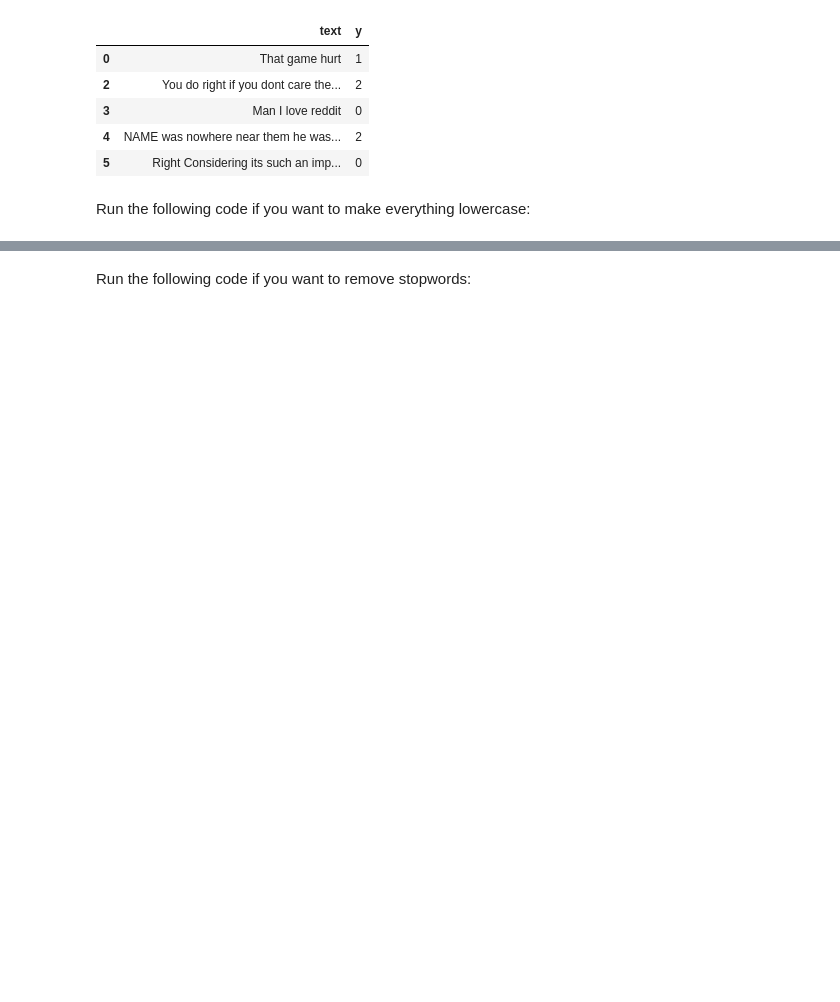
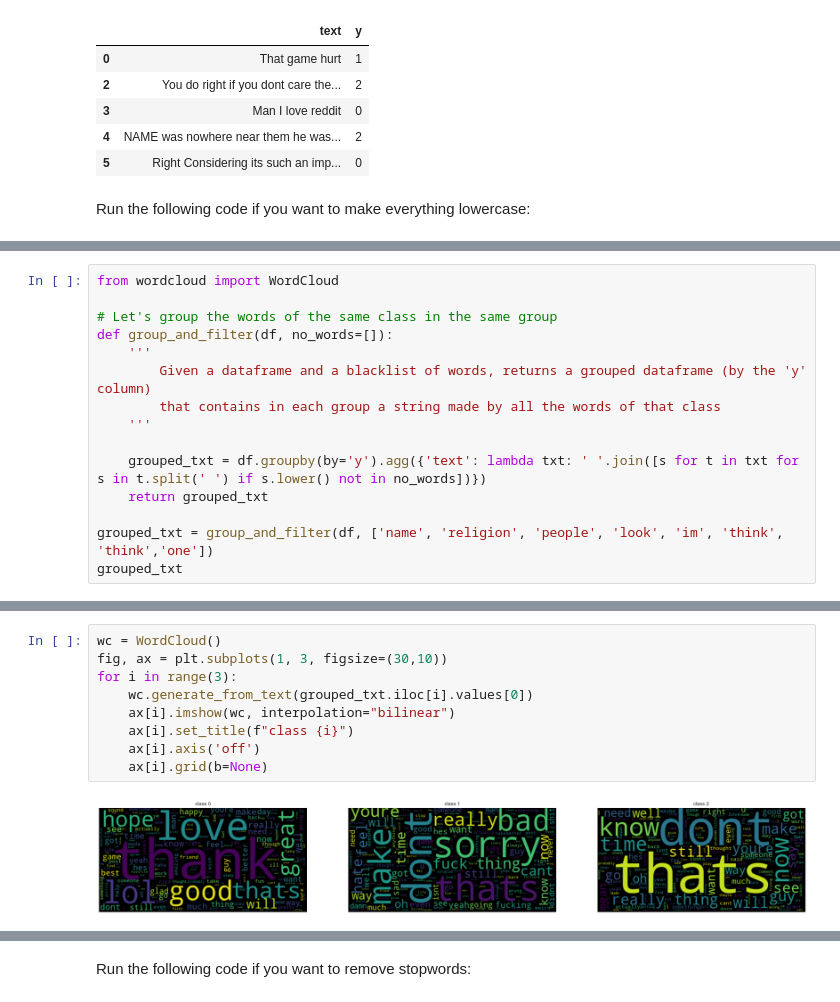
Before and after one commit to alesspalma/FDSProject, a Jupyter notebook: project.ipynb, the cells around one changed output, grey strips where cells are left out. Cells and saved outputs as stored; diff of their text form; blank space fills up the shorter version.

```diff
--- a/project.ipynb
+++ b/project.ipynb
@@ -90,0 +92,15 @@ df.head()
+# %%
+from wordcloud import WordCloud
+
+# Let's group the words of the same class in the same group
+def group_and_filter(df, no_words=[]):
+    '''
+        Given a dataframe and a blacklist of words, returns a grouped dataframe (by the 'y' column)
+        that contains in each group a string made by all the words of that class
+    '''
+
+    grouped_txt = df.groupby(by='y').agg({'text': lambda txt: ' '.join([s for t in txt for s in t.split(' ') if s.lower() not in no_words])})
+    return grouped_txt
+
+grouped_txt = group_and_filter(df, ['name', 'religion', 'people', 'look', 'im', 'think', 'think','one'])
+grouped_txt
@@ -90,0 +113,11 @@ df.head()
+# %%
+wc = WordCloud()
+fig, ax = plt.subplots(1, 3, figsize=(30,10))
+for i in range(3):
+    wc.generate_from_text(grouped_txt.iloc[i].values[0])
+    ax[i].imshow(wc, interpolation="bilinear")
+    ax[i].set_title(f"class {i}")
+    ax[i].axis('off')
+    ax[i].grid(b=None)
+# %% [output]
+[figure, added]
```
Also changed, not shown: parts of 83 cells of this notebook, 10 other files.
